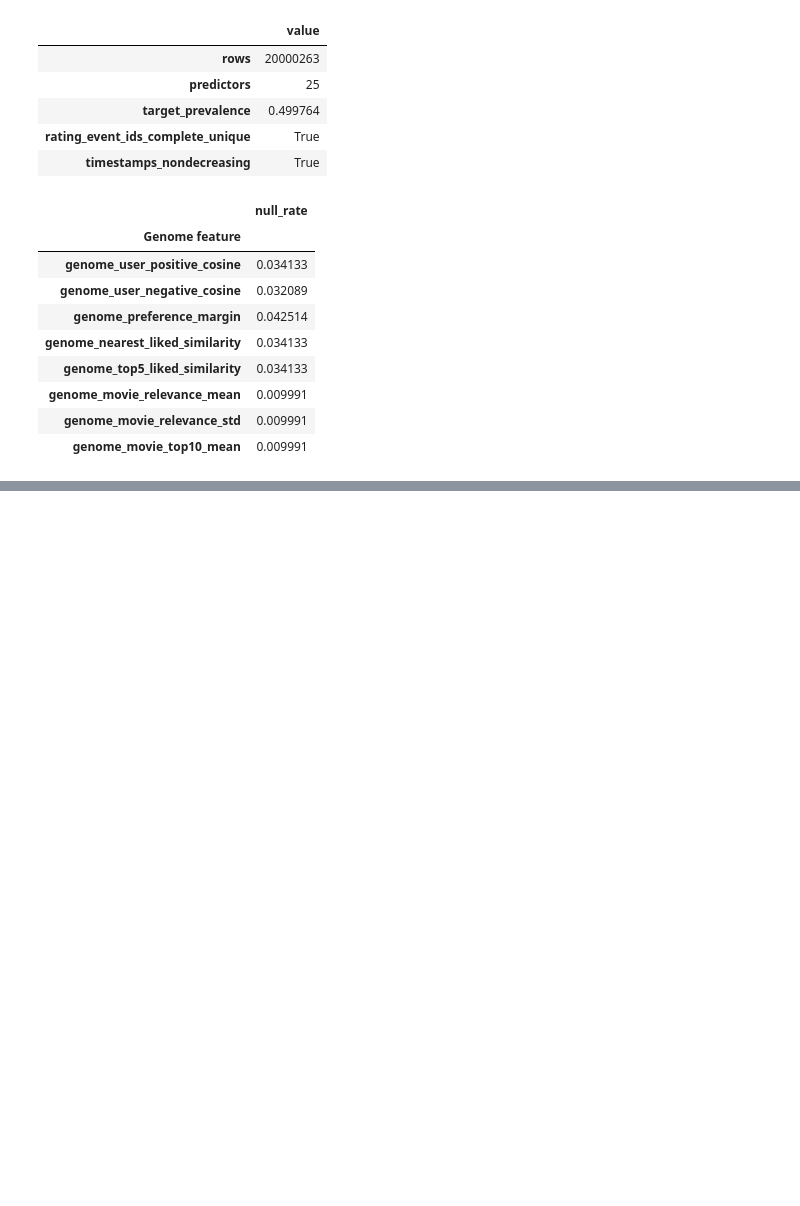
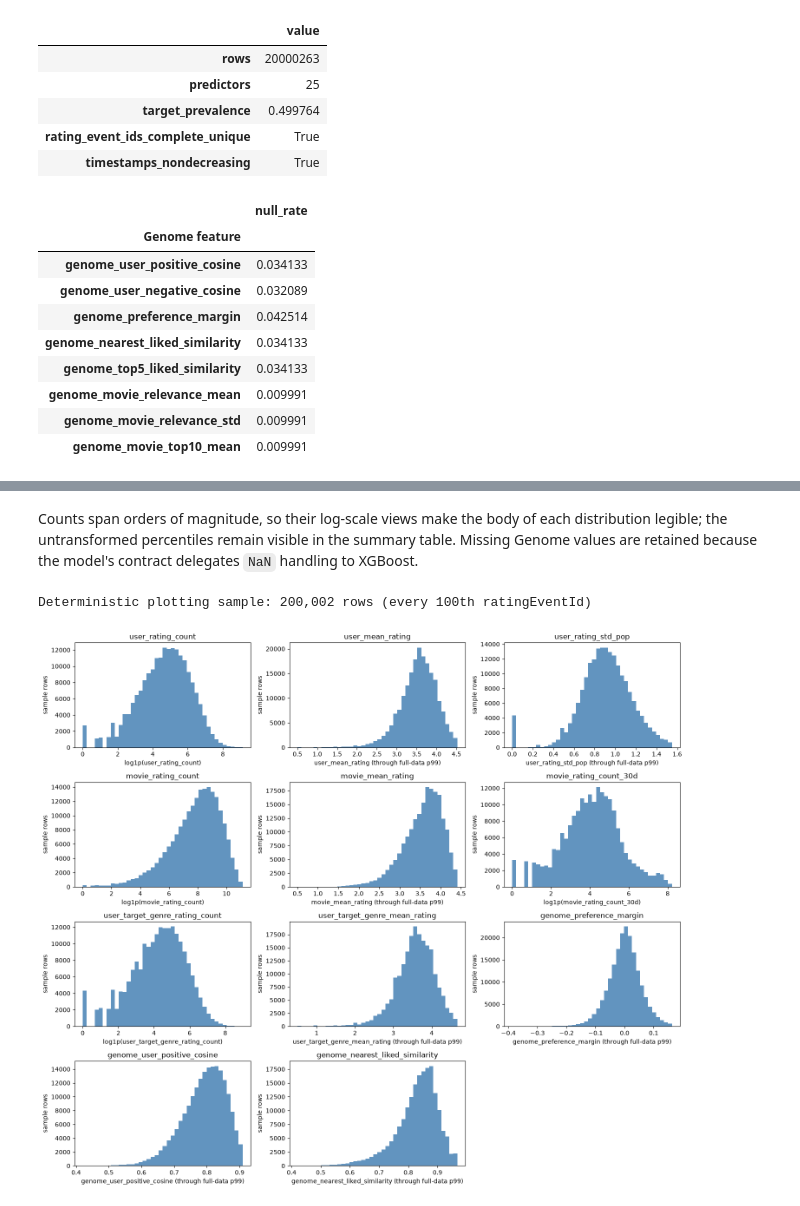
Before and after one commit to 4ngelGtz/movie_rating_predictor, a Jupyter notebook: notebooks/model/genome_prd_v1/01_training_dataset.ipynb, the cells around one changed output, grey strips where cells are left out. Drawn from its saved outputs; the diff is of its cells as text; code cells hidden in the pictures; blank space fills up the shorter version.

Commit message:
feat: EDA charts added

```diff
--- a/notebooks/model/genome_prd_v1/01_training_dataset.ipynb
+++ b/notebooks/model/genome_prd_v1/01_training_dataset.ipynb
@@ -77,0 +167,51 @@ assert set(validation['genome_null_rates']) == set(GENOME_FEATURE_COLUMNS)
+# %% [markdown]
+Counts span orders of magnitude, so their log-scale views make the body of each distribution legible; the untransformed percentiles remain visible in the summary table. Missing Genome values are retained because the model's contract delegates `NaN` handling to XGBoost.
+# %%
+rating_values = pd.read_parquet(
+    prd_config.RATINGS_SOURCE_PATH, columns=['rating']
+)["rating"].to_numpy(copy=False)
+assert len(rating_values) == training_rows_before_eda
+
+sample_target_rows = 200_000
+sample_stride = max(1, training_rows_before_eda // sample_target_rows)
+sample_parts = []
+sample_columns = ['ratingEventId', *KEY_FEATURES]
+for batch in pq.ParquetFile(prd_config.FEATURE_ARTIFACT_PATH).iter_batches(
+    batch_size=250_000, columns=sample_columns
+):
+    part = batch.to_pandas()
+    keep = part['ratingEventId'].mod(sample_stride).eq(0)
+    if keep.any():
+        part = part.loc[keep].copy()
+        positions = part['ratingEventId'].to_numpy(dtype=np.uint64, copy=False) - 1
+        part['target'] = (
+            rating_values[positions] >= prd_config.PRD_TARGET_THRESHOLD
+        ).astype(np.int8)
+        sample_parts.append(part)
+eda_sample = pd.concat(sample_parts, ignore_index=True)
+print(f'Deterministic plotting sample: {len(eda_sample):,} rows (every {sample_stride}th ratingEventId)')
+# %% [output]
+Deterministic plotting sample: 200,002 rows (every 100th ratingEventId)
+# %%
+COUNT_FEATURES = {
+    'user_rating_count', 'movie_rating_count', 'movie_rating_count_30d',
+    'user_target_genre_rating_count',
+}
+figure, axes = plt.subplots(4, 3, figsize=(15, 13))
+for axis, feature_name in zip(axes.flat, KEY_FEATURES):
+    plot_values = eda_sample[feature_name].dropna()
+    if feature_name in COUNT_FEATURES:
+        axis.hist(np.log1p(plot_values), bins=40, color='steelblue', alpha=0.85)
+        axis.set_xlabel(f'log1p({feature_name})')
+    else:
+        upper = feature_summary.loc[feature_name, 'p99']
+        plot_values = plot_values[plot_values <= upper]
+        axis.hist(plot_values, bins=40, color='steelblue', alpha=0.85)
+        axis.set_xlabel(f'{feature_name} (through full-data p99)')
+    axis.set_ylabel('sample rows')
+    axis.set_title(feature_name)
+axes.flat[-1].axis('off')
+figure.tight_layout()
+plt.show()
+# %% [output]
+[figure, added]
```
Also changed, not shown: parts of 29 cells of this notebook, 2 other files.
